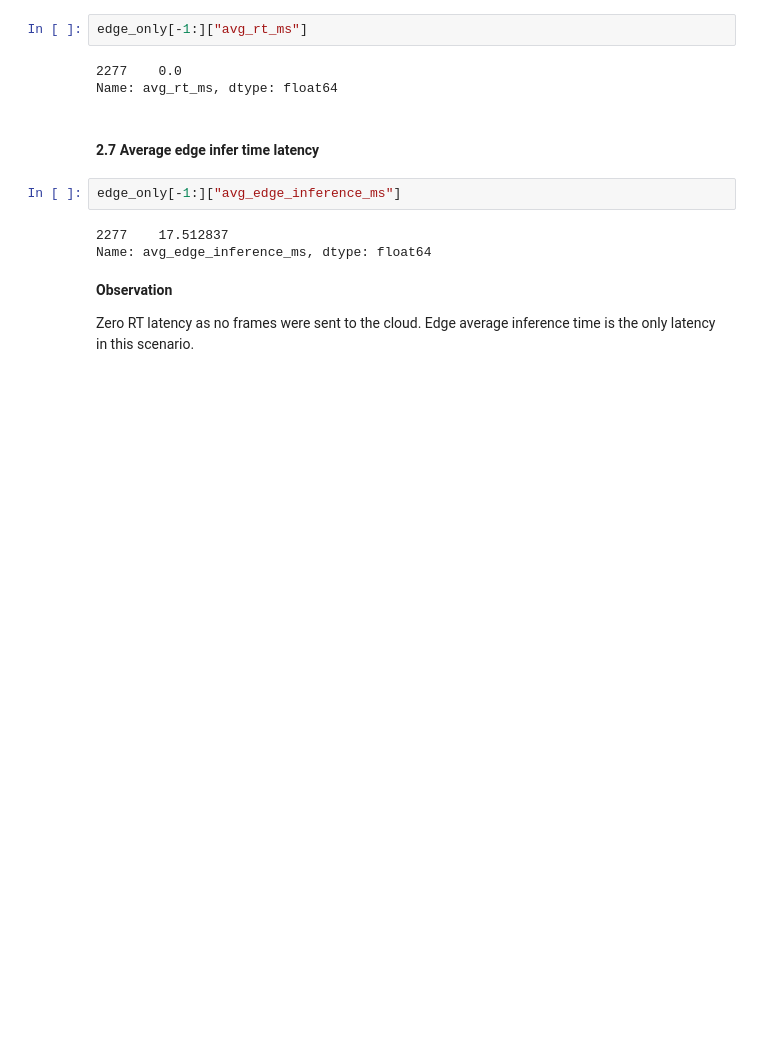
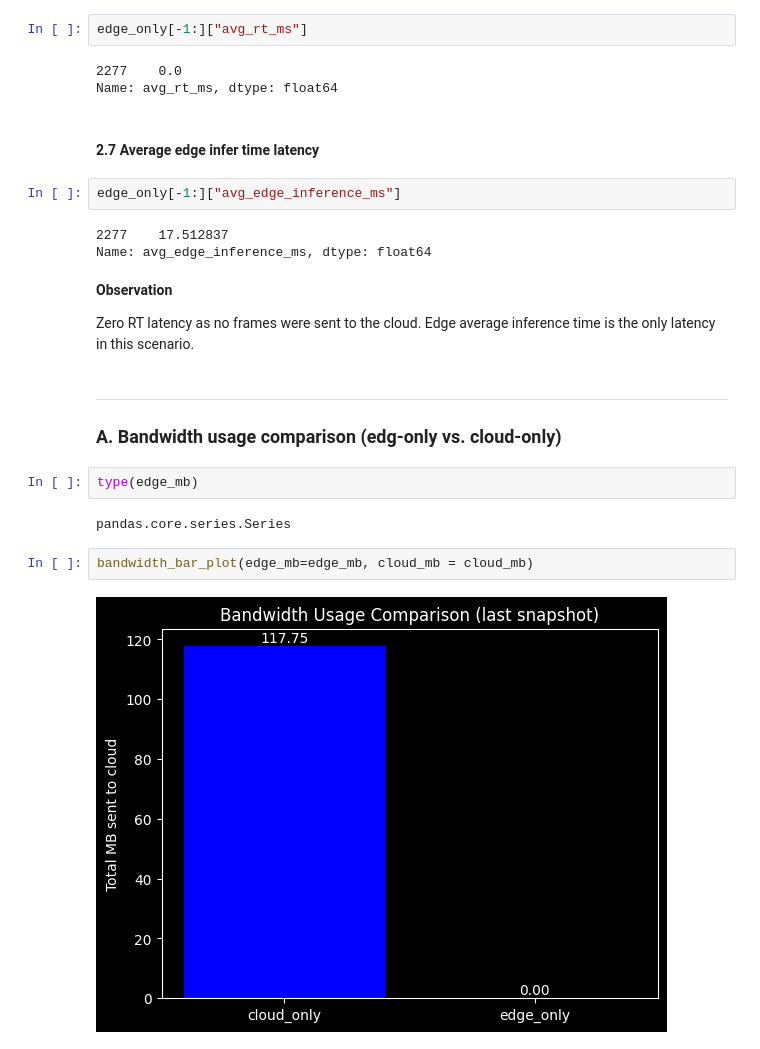
Before and after one commit to MohanadAlemam/edge-cloud-video-analytics, a Jupyter notebook: experiments/experiments.ipynb, the cells around one changed output. Saved outputs shown, nothing was run; the diff lists cells and outputs as text; blank space fills up the shorter version.

Commit message:
feat: utilised 'bandwidth_bar_plot()' and 'align_data()' and 'plot_time_series', to process data and plot graph for the results of the experiments.

```diff
--- a/experiments/experiments.ipynb
+++ b/experiments/experiments.ipynb
@@ -242,3 +244,14 @@ Name: avg_edge_inference_ms, dtype: float64
 **Observation**
 
 Zero RT latency as no frames were sent to the cloud. Edge average inference time is the only latency in this scenario.
+# %% [markdown]
+------
+### A. Bandwidth usage comparison (edg-only vs. cloud-only)
+# %%
+type(edge_mb)
+# %% [output]
+pandas.core.series.Series
+# %%
+bandwidth_bar_plot(edge_mb=edge_mb, cloud_mb = cloud_mb)
+# %% [output]
+[figure, added]
```
Also changed, not shown: parts of 6 cells of this notebook.
